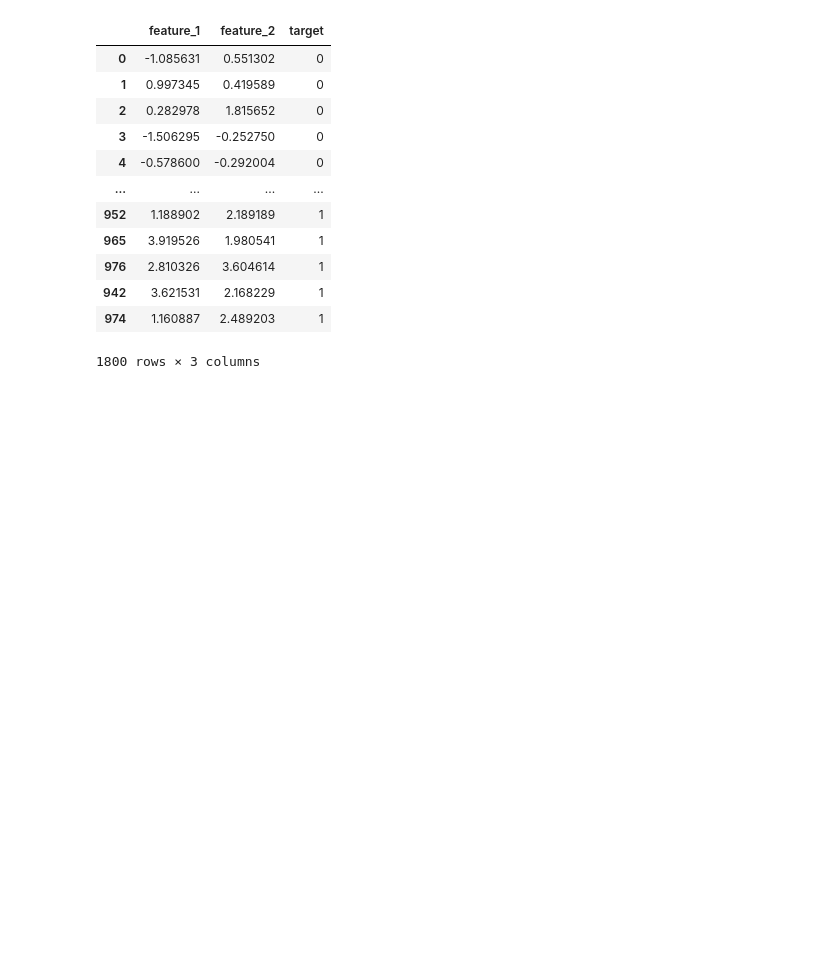
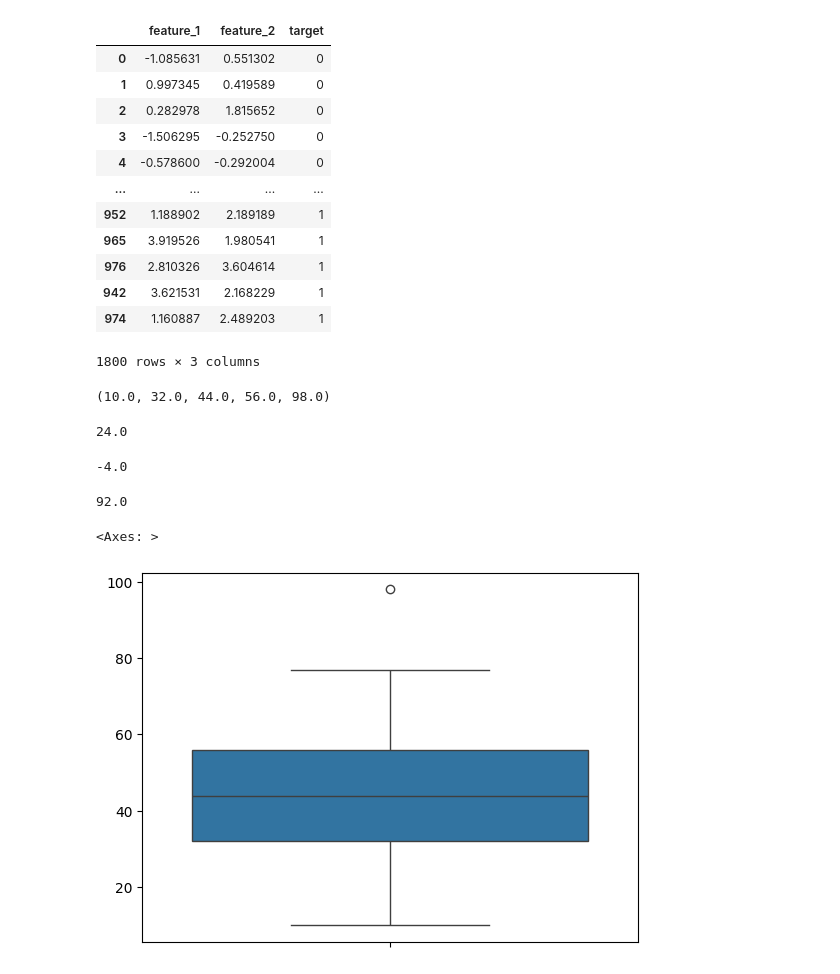
Before and after one commit to madhur2218/Road-to-DataScience-and-Dev, a Jupyter notebook: ML/Feature Engineering/01_handlingMissingValues.ipynb, the cells around one changed output. Cells and saved outputs as stored; diff of their text form; code cells hidden in the pictures; blank space fills up the shorter version.

```diff
--- a/ML/Feature Engineering/01_handlingMissingValues.ipynb
+++ b/ML/Feature Engineering/01_handlingMissingValues.ipynb
@@ -311,0 +313,14 @@ df_upsampled
+# %%
+# Handling outliers in Dataset (box plot)
+
+#Min. max. medium, q1, q2,iqr
+lst_marks = [23,43,45,66,12,32,77,56,98,55,32,45,67,44,34,21,10]
+min, q1,median,q3,max = np.quantile(lst_marks,[0,0.25,0.50,0.75,1.0])
+min, q1,median,q3,max
+# %% [output]
+(10.0, 32.0, 44.0, 56.0, 98.0)
+# %%
+IQR=q3-q1
+print(IQR)
+# %% [output]
+24.0
@@ -311,0 +330,8 @@ df_upsampled
+# %%
+lower_fence
+# %% [output]
+-4.0
+# %%
+higher_fence
+# %% [output]
+92.0
@@ -311,0 +340,5 @@ df_upsampled
+# %%
+sns.boxplot(lst_marks)
+# %% [output]
+<Axes: >
+[figure, added]
```
Also changed, not shown: parts of 23 cells of this notebook, 3 other files.
